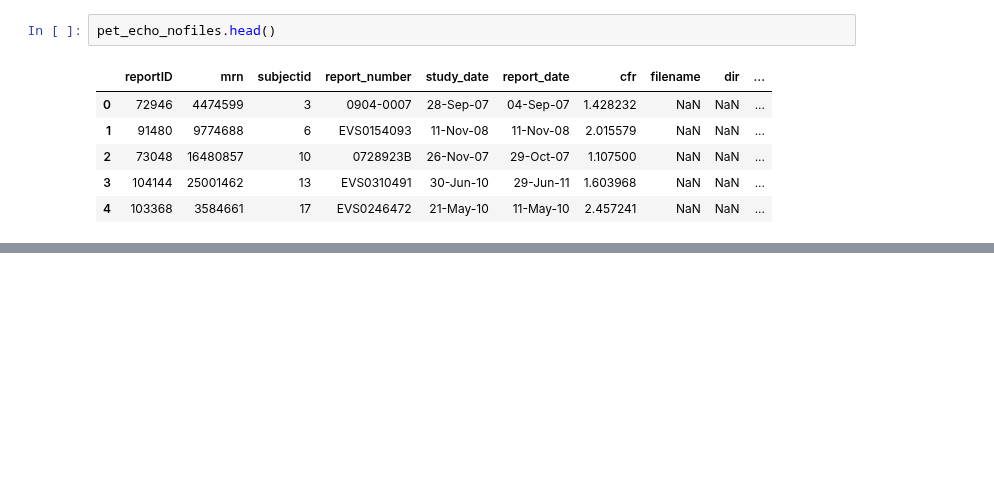
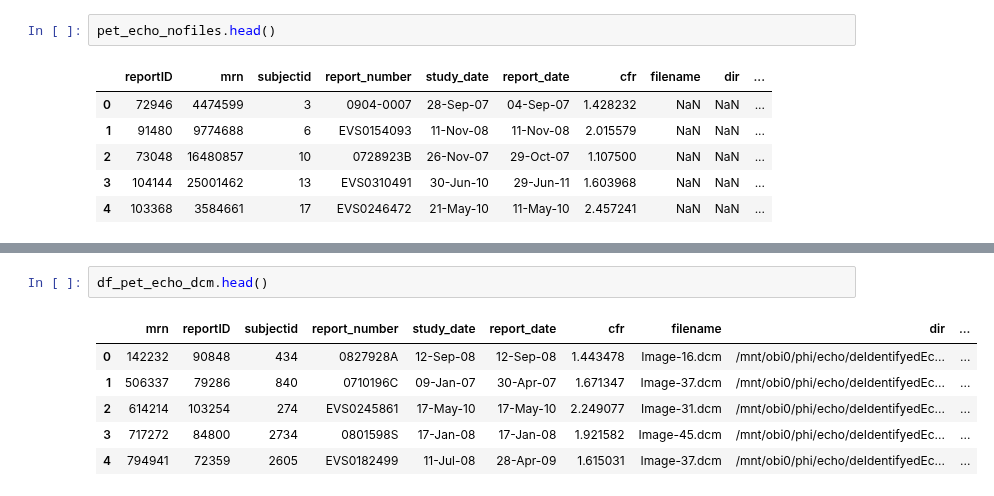
Before and after one commit to awerdich/werdich-cfr, a Jupyter notebook: notebooks/cfr_pet_patientmatch.ipynb, the cells around one changed output, grey strips where cells are left out. Saved outputs shown, nothing was run; the diff lists cells and outputs as text; blank space fills up the shorter version.

```diff
--- a/notebooks/cfr_pet_patientmatch.ipynb
+++ b/notebooks/cfr_pet_patientmatch.ipynb
@@ -113,0 +175,9 @@ pet_echo_nofiles.head()
+# %%
+df_pet_echo_dcm.head()
+# %% [output]
+|  | mrn | reportID | subjectid | report_number | study_date | report_date | cfr | filename | dir | ... |
+| 0 | 142232 | 90848 | 434 | 0827928A | 12-Sep-08 | 12-Sep-08 | 1.443478 | Image-16.dcm | /mnt/obi0/phi/echo/deIdentifyedEc... | ... |
+| 1 | 506337 | 79286 | 840 | 0710196C | 09-Jan-07 | 30-Apr-07 | 1.671347 | Image-37.dcm | /mnt/obi0/phi/echo/deIdentifyedEc... | ... |
+| 2 | 614214 | 103254 | 274 | EVS0245861 | 17-May-10 | 17-May-10 | 2.249077 | Image-31.dcm | /mnt/obi0/phi/echo/deIdentifyedEc... | ... |
+| 3 | 717272 | 84800 | 2734 | 0801598S | 17-Jan-08 | 17-Jan-08 | 1.921582 | Image-45.dcm | /mnt/obi0/phi/echo/deIdentifyedEc... | ... |
+| 4 | 794941 | 72359 | 2605 | EVS0182499 | 11-Jul-08 | 28-Apr-09 | 1.615031 | Image-37.dcm | /mnt/obi0/phi/echo/deIdentifyedEc... | ... |
```
Also changed, not shown: parts of 9 cells of this notebook, 2 other files.
